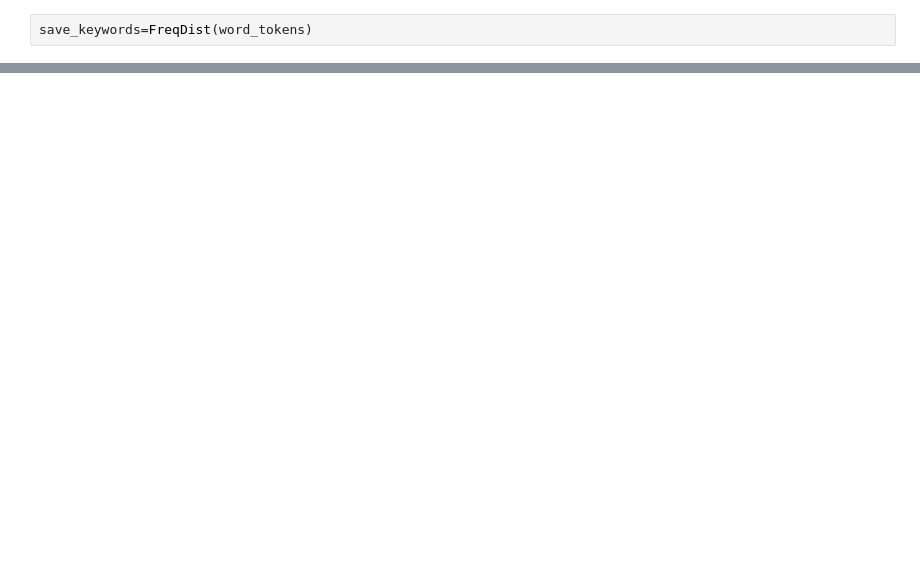
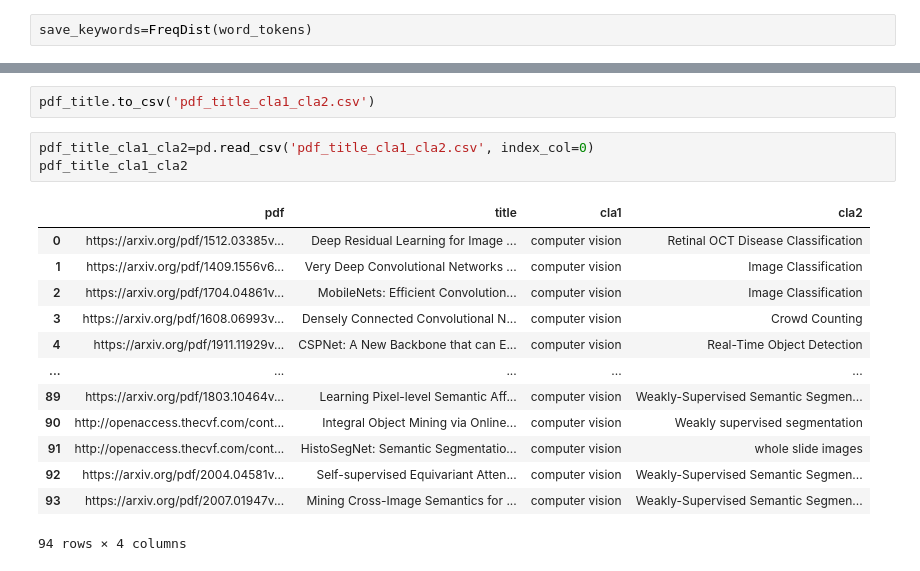
Before and after one commit to jj123859/MyDictionary, a Jupyter notebook: deeplearning.ipynb, the cells around one changed output, grey strips where cells are left out. Saved outputs shown, nothing was run; the diff lists cells and outputs as text; blank space fills up the shorter version.

```diff
--- a/deeplearning.ipynb
+++ b/deeplearning.ipynb
@@ -490,0 +498,19 @@ cvs_read.to_html('terminologies.html')
+# %%
+pdf_title.to_csv('pdf_title_cla1_cla2.csv')
+# %%
+pdf_title_cla1_cla2=pd.read_csv('pdf_title_cla1_cla2.csv', index_col=0)
+pdf_title_cla1_cla2
+# %% [output]
+|  | pdf | title | cla1 | cla2 |
+| 0 | https://arxiv.org/pdf/1512.03385v... | Deep Residual Learning for Image ... | computer vision | Retinal OCT Disease Classification |
+| 1 | https://arxiv.org/pdf/1409.1556v6... | Very Deep Convolutional Networks ... | computer vision | Image Classification |
+| 2 | https://arxiv.org/pdf/1704.04861v... | MobileNets: Efficient Convolution... | computer vision | Image Classification |
+| 3 | https://arxiv.org/pdf/1608.06993v... | Densely Connected Convolutional N... | computer vision | Crowd Counting |
+| 4 | https://arxiv.org/pdf/1911.11929v... | CSPNet: A New Backbone that can E... | computer vision | Real-Time Object Detection |
+| ... | ... | ... | ... | ... |
+| 89 | https://arxiv.org/pdf/1803.10464v... | Learning Pixel-level Semantic Aff... | computer vision | Weakly-Supervised Semantic Segmen... |
+| 90 | http://openaccess.thecvf.com/cont... | Integral Object Mining via Online... | computer vision | Weakly supervised segmentation |
+| 91 | http://openaccess.thecvf.com/cont... | HistoSegNet: Semantic Segmentatio... | computer vision | whole slide images |
+| 92 | https://arxiv.org/pdf/2004.04581v... | Self-supervised Equivariant Atten... | computer vision | Weakly-Supervised Semantic Segmen... |
+| 93 | https://arxiv.org/pdf/2007.01947v... | Mining Cross-Image Semantics for ... | computer vision | Weakly-Supervised Semantic Segmen... |
+94 rows × 4 columns
```
Also changed, not shown: parts of 48 cells of this notebook.
